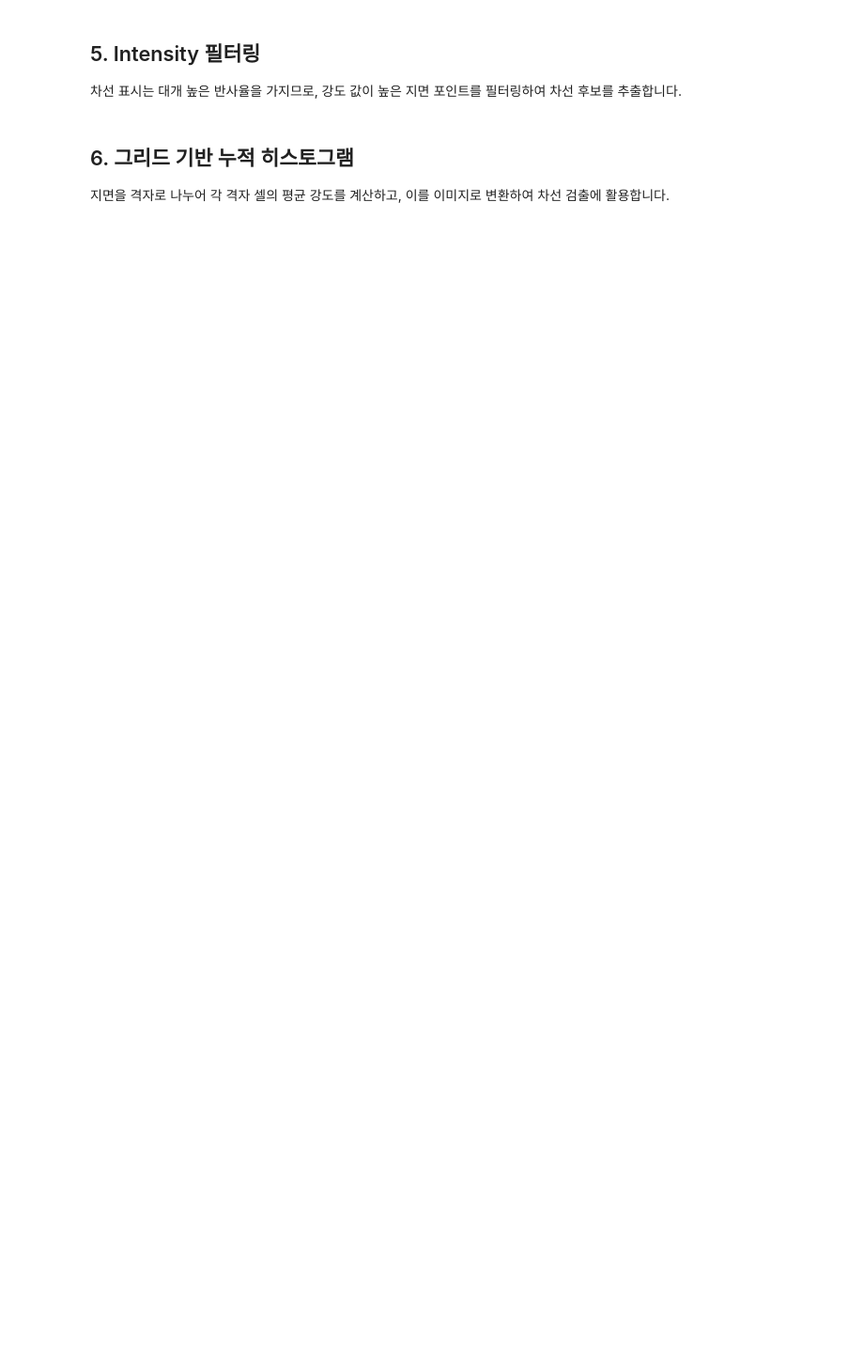
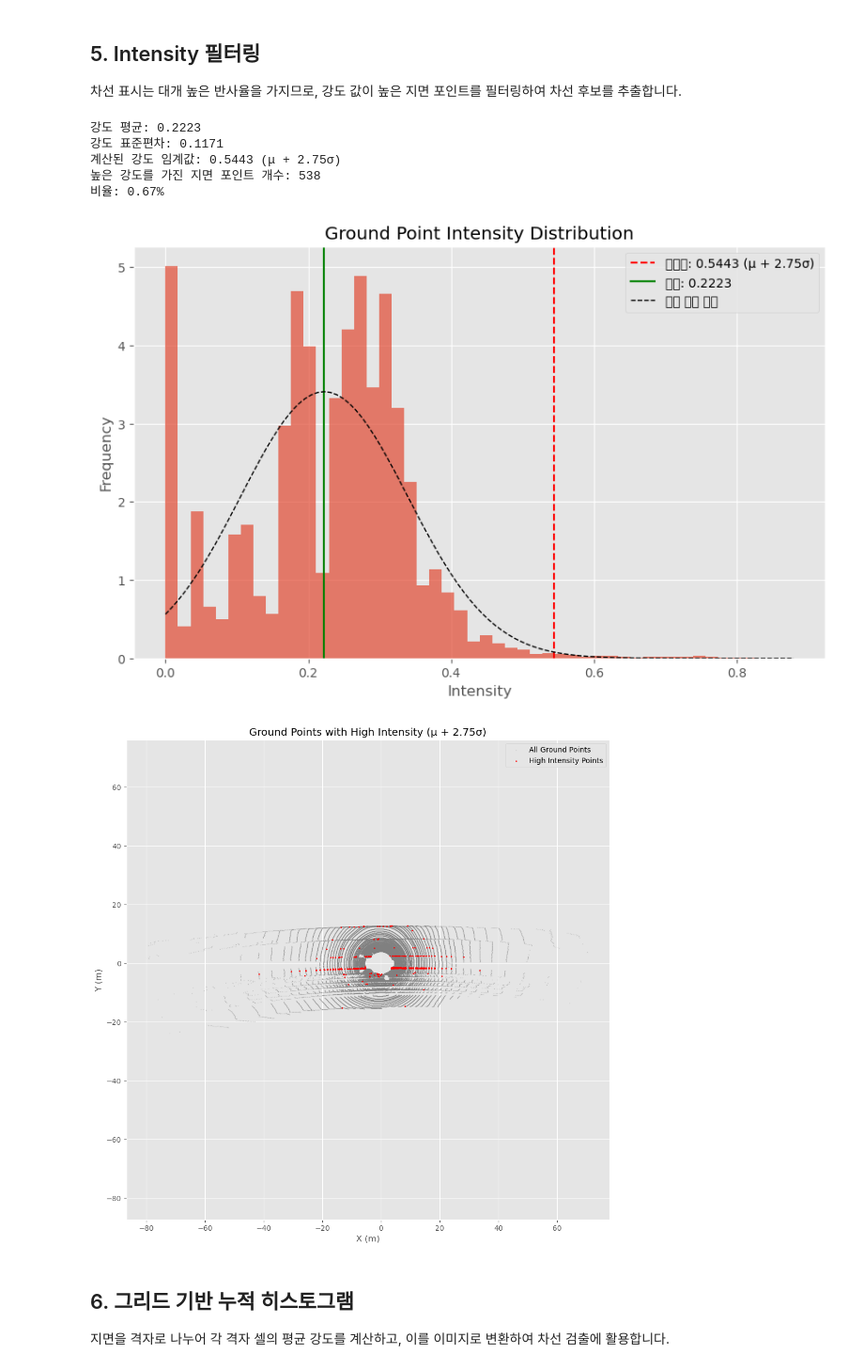
Before and after one commit to SeunghwanByun/autonomous-driving-lidar-demo, a Jupyter notebook: lecture1/03_lane_detection.ipynb, the cells around one changed output. Shown at 94% size. Drawn from its saved outputs; the diff is of its cells as text; code cells hidden in the pictures; blank space fills up the shorter version.

Commit message:
Lane Detection 예제 코드 수정

```diff
--- a/lecture1/03_lane_detection.ipynb
+++ b/lecture1/03_lane_detection.ipynb
@@ -89,8 +89,11 @@ def load_point_cloud(bin_path):
 # data_dir = '../../data/kitti'
 # data_dir = os.path.join(parent_dir, 'data')
 # point_cloud_dir = os.path.join(data_dir, 'velodyne_points')
-data_dir = '/home/shbyun/KITTI/ObjectDetection/'
-point_cloud_dir = os.path.join(data_dir, 'data_object_velodyne/training', 'velodyne')
+
+# data_dir = '/home/shbyun/KITTI/ObjectDetection/'
+# point_cloud_dir = os.path.join(data_dir, 'data_object_velodyne/training', 'velodyne')
+data_dir = '/home/shbyun/Coding/OpenPCDet/data/kitti/'
+point_cloud_dir = os.path.join(data_dir, 'training', 'velodyne')
 
 # 첫 번째 프레임 로드
 frame_id = '000009'
@@ -302,3 +290,68 @@ plt.show()
+# %%
+# 시그마 계수를 파라미터로 설정
+sigma_factor = 2.75  # 이 값을 조정하여 필터링 강도 조절 가능
+
+# 전체 강도 분포 분석
+intensity_values = ground_points[:, 3]
+intensity_mean = np.mean(intensity_values)
+intensity_std = np.std(intensity_values)
+
+# 통계 정보 출력
+print(f"강도 평균: {intensity_mean:.4f}")
+print(f"강도 표준편차: {intensity_std:.4f}")
+
+# 임계값 설정: 평균 + sigma_factor * 표준편차
+intensity_threshold = intensity_mean + sigma_factor * intensity_std
+print(f"계산된 강도 임계값: {intensity_threshold:.4f} (μ + {sigma_factor}σ)")
+
+# 임계값보다 높은 강도를 가진 지면 포인트 필터링
+high_intensity_mask = ground_points[:, 3] > intensity_threshold
+high_intensity_points = ground_points[high_intensity_mask]
+
+print(f"높은 강도를 가진 지면 포인트 개수: {high_intensity_points.shape[0]}")
+print(f"비율: {high_intensity_points.shape[0] / ground_points.shape[0] * 100:.2f}%")
+
+# 강도 히스토그램 시각화
+plt.figure(figsize=(10, 6))
+hist, bins, _ = plt.hist(intensity_values, bins=50, alpha=0.7, density=True)
+plt.axvline(x=intensity_threshold, color='r', linestyle='--',
+            label=f'임계값: {intensity_threshold:.4f} (μ + {sigma_factor}σ)')
+plt.axvline(x=intensity_mean, color='g', linestyle='-',
+            label=f'평균: {intensity_mean:.4f}')
+
+# 정규 분포 곡선 추가
+x = np.linspace(min(intensity_values), max(intensity_values), 100)
+y = (1/(intensity_std * np.sqrt(2 * np.pi))) * np.exp(-(x - intensity_mean)**2 / (2 * intensity_std**2))
+plt.plot(x, y, 'k--', linewidth=1, label='정규 분포 근사')
+
+plt.xlabel('Intensity')
+plt.ylabel('Frequency')
+plt.title('Ground Point Intensity Distribution')
+plt.legend()
+plt.grid(True)
+plt.show()
+
+# 높은 강도 포인트 시각화
+plt.figure(figsize=(12, 12))
+plt.scatter(ground_points[:, 0], ground_points[:, 1], c='gray', s=0.5, alpha=0.2, label='All Ground Points')
+plt.scatter(high_intensity_points[:, 0], high_intensity_points[:, 1], c='r', s=2.0, label='High Intensity Points')
+plt.xlim(-30, 30)
+plt.ylim(-30, 30)
+plt.xlabel('X (m)')
+plt.ylabel('Y (m)')
+plt.title(f'Ground Points with High Intensity (μ + {sigma_factor}σ)')
+plt.legend()
+plt.grid(True)
+plt.axis('equal')
+plt.show()
+# %% [output]
+강도 평균: 0.2223
+강도 표준편차: 0.1171
+계산된 강도 임계값: 0.5443 (μ + 2.75σ)
+높은 강도를 가진 지면 포인트 개수: 538
+비율: 0.67%
+[figure, added]
+[figure, added]
 # %% [markdown]
 ## 6. 그리드 기반 누적 히스토그램
 
```
Also changed, not shown: parts of 8 cells of this notebook.
